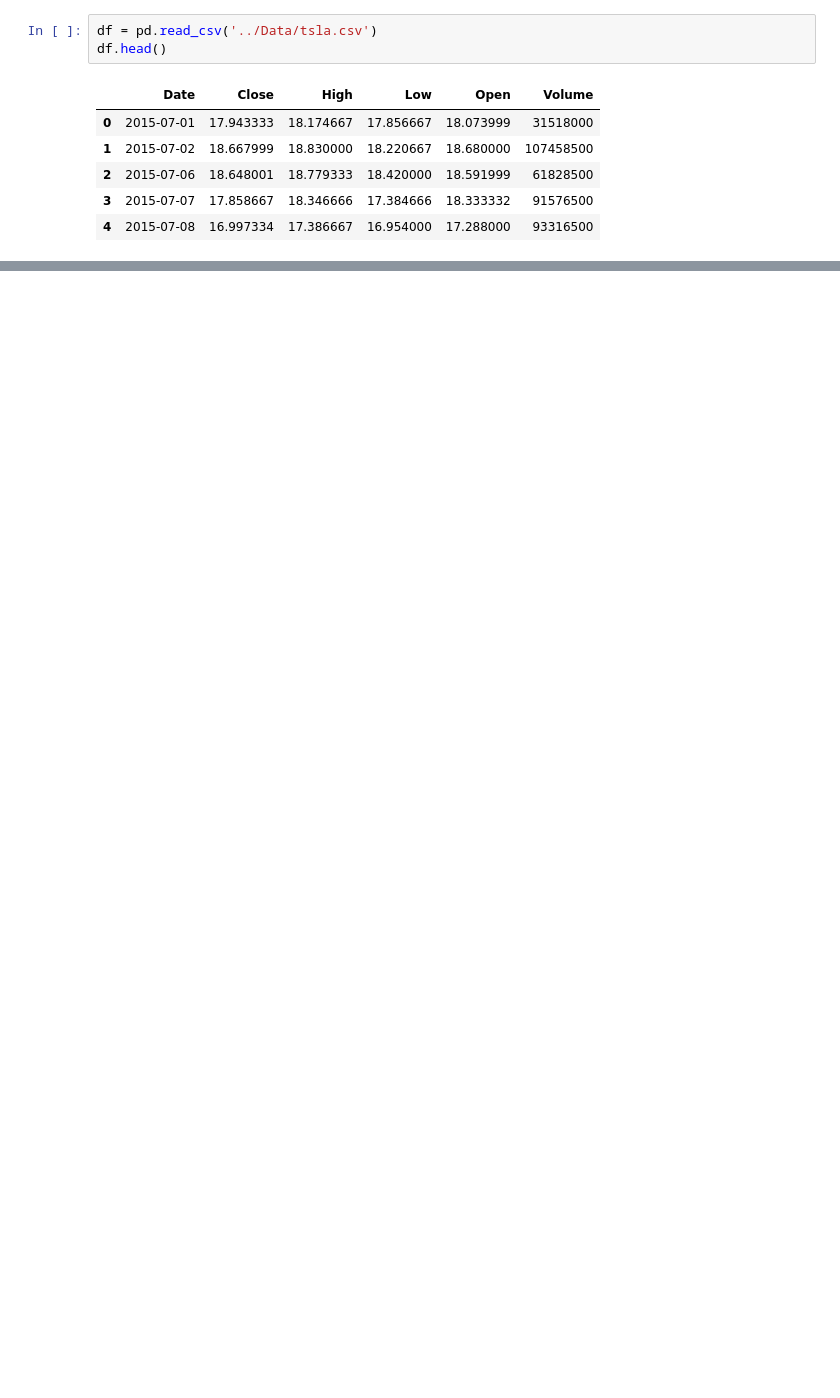
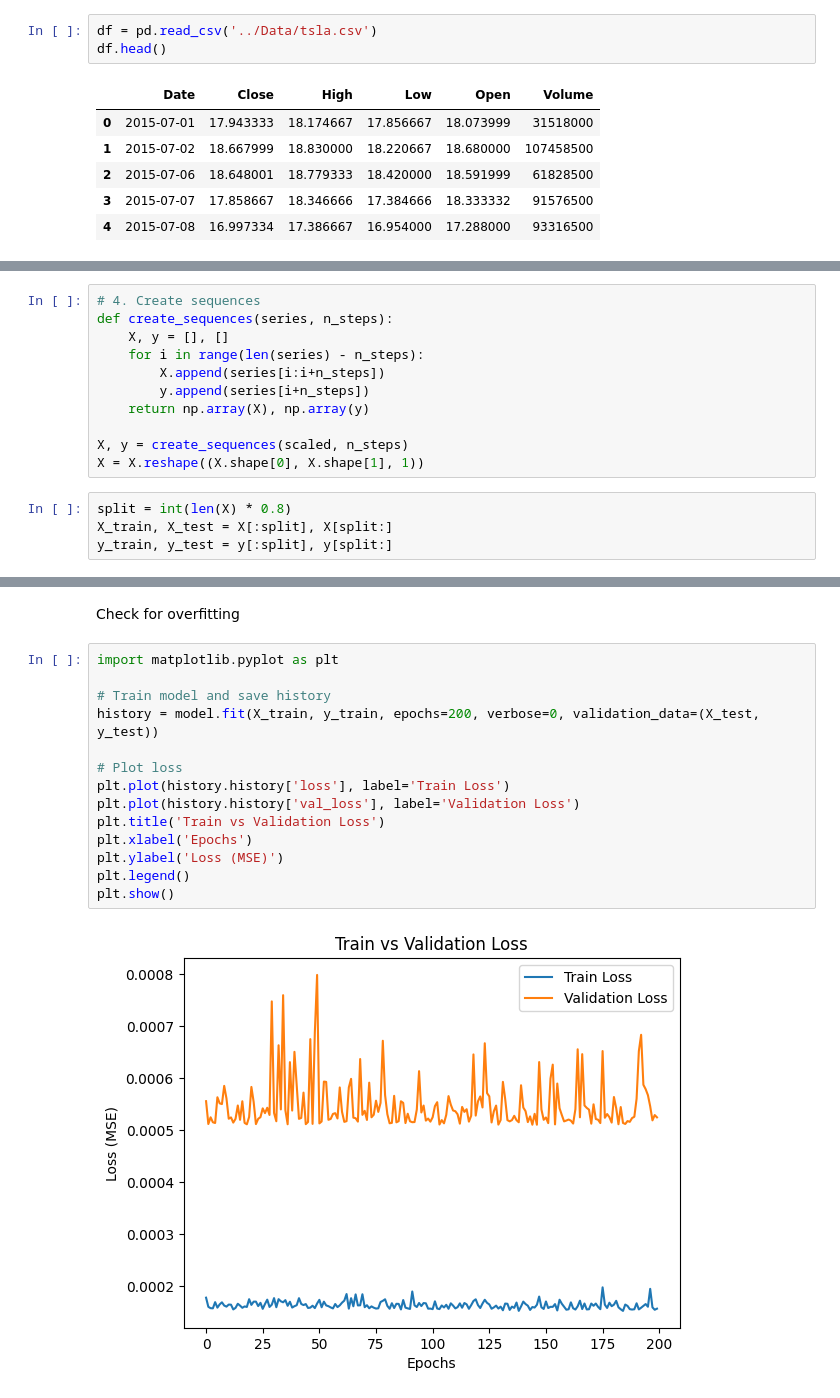
Before and after one commit to Henamen21/Time-Series-Forecasting, a Jupyter notebook: notebooks/Modeling.ipynb, the cells around one changed output, grey strips where cells are left out. Cells and saved outputs as stored; diff of their text form; blank space fills up the shorter version.

```diff
--- a/notebooks/Modeling.ipynb
+++ b/notebooks/Modeling.ipynb
@@ -142,0 +37,15 @@ Name: predicted_mean, Length: 395, dtype: float64
+# %%
+# 4. Create sequences
+def create_sequences(series, n_steps):
+    X, y = [], []
+    for i in range(len(series) - n_steps):
+        X.append(series[i:i+n_steps])
+        y.append(series[i+n_steps])
+    return np.array(X), np.array(y)
+
+X, y = create_sequences(scaled, n_steps)
+X = X.reshape((X.shape[0], X.shape[1], 1))
+# %%
+split = int(len(X) * 0.8)
+X_train, X_test = X[:split], X[split:]
+y_train, y_test = y[:split], y[split:]
@@ -142,0 +110,18 @@ Name: predicted_mean, Length: 395, dtype: float64
+# %% [markdown]
+Check for overfitting
+# %%
+import matplotlib.pyplot as plt
+
+# Train model and save history
+history = model.fit(X_train, y_train, epochs=200, verbose=0, validation_data=(X_test, y_test))
+
+# Plot loss
+plt.plot(history.history['loss'], label='Train Loss')
+plt.plot(history.history['val_loss'], label='Validation Loss')
+plt.title('Train vs Validation Loss')
+plt.xlabel('Epochs')
+plt.ylabel('Loss (MSE)')
+plt.legend()
+plt.show()
+# %% [output]
+[figure, added]
```
Also changed, not shown: parts of 42 cells of this notebook.
